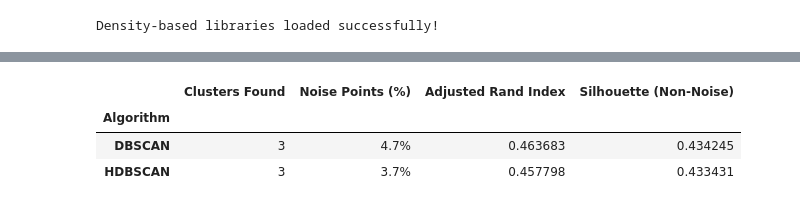
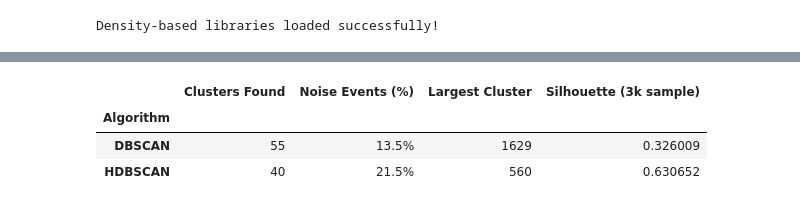
Before and after one commit to Atik203/ML-Algorithms, a Jupyter notebook: notebooks/02_density_based_learning.ipynb, the cells around one changed output, grey strips where cells are left out. Drawn from its saved outputs; the diff is of its cells as text; code cells hidden in the pictures.

```diff
--- a/notebooks/02_density_based_learning.ipynb
+++ b/notebooks/02_density_based_learning.ipynb
@@ -77,20 +74,18 @@ Ground-truth groups: 5 + noise
 # %%
-# ---- Choosing epsilon from the k-distance graph ----
-# Heuristic: sort the distance of each point to its k-th nearest neighbor.
-# The "knee" of the curve marks the transition from dense clusters to sparse noise,
-# which is a good value for epsilon.
-min_samples = 6  # MinPts rule of thumb: at least 2 * number of dimensions
-nbrs = NearestNeighbors(n_neighbors=min_samples).fit(X)
-distances, indices = nbrs.kneighbors(X)     # distance to each point's k neighbors
-
-k_distances = np.sort(distances[:, -1])     # k-th neighbor distance, sorted ascending
+# ---- Choosing epsilon from the k-distance graph (haversine metric) ----
+# Sorted distance to each event's k-th nearest neighbor. The knee marks the
+# transition from dense seismic zones to sparse, isolated events.
+min_samples = 10
+nbrs = NearestNeighbors(n_neighbors=min_samples, metric='haversine').fit(X_rad)
+distances, _ = nbrs.kneighbors(X_rad)
+k_distances = np.sort(distances[:, -1])   # radians (0.03 rad = 191 km on Earth)
 
 plt.figure(figsize=(9, 5))
 plt.plot(k_distances, color='crimson', linewidth=2.5)
-plt.title(f"k-Distance Graph (k={min_samples}) for Epsilon (ε) Selection", fontsize=14, fontweight='bold')
-plt.xlabel("Points Sorted by Distance", fontsize=12)
-plt.ylabel(f"{min_samples}-NN Distance", fontsize=12)
-plt.axhline(y=0.22, color='navy', linestyle='--', label='Selected ε = 0.22 (Elbow Knee)')
+plt.title(f"k-Distance Graph (k={min_samples}) for Epsilon Selection", fontsize=14, fontweight='bold')
+plt.xlabel("Earthquakes Sorted by Distance", fontsize=12)
+plt.ylabel(f"{min_samples}-NN Distance (radians)", fontsize=12)
+plt.axhline(y=0.03, color='navy', linestyle='--', label='Selected ε = 0.03 rad (~191 km)')
 plt.legend()
 plt.tight_layout()
 plt.show()
@@ -174,23 +193,30 @@ as noise; DBSCAN requires a global ε while HDBSCAN selects clusters across dens
 # %%
-# ---- Summary metrics (silhouette computed on non-noise points only) ----
+# ---- Summary metrics (silhouette computed on a fixed 3,000-event sample) ----
+# Full pairwise distances on 7,638 events would be O(n^2); a random sample keeps it fast.
+sample_idx = np.random.RandomState(42).choice(len(X_rad), size=3000, replace=False)
+
 def density_metrics(name, labels):
-    mask = labels != -1
-    sil = silhouette_score(X[mask], labels[mask]) if len(set(labels[mask])) > 1 else np.nan
+    """Compute clustering summary metrics for one partition."""
+    sample_labels = labels[sample_idx]
+    keep = sample_labels != -1                      # silhouette only on clustered events
+    sil = silhouette_score(X_rad[sample_idx[keep]], sample_labels[keep], metric='haversine')
+    largest = pd.Series(labels[labels != -1]).value_counts().iloc[0]
     return {
         "Algorithm": name,
         "Clusters Found": len(set(labels)) - (1 if -1 in labels else 0),
-        "Noise Points (%)": f"{np.sum(labels == -1) / len(labels) * 100:.1f}%",
-        "Adjusted Rand Index": adjusted_rand_score(y_true, labels),
-        "Silhouette (Non-Noise)": sil,
+        "Noise Events (%)": f"{(labels == -1).mean() * 100:.1f}%",
+        "Largest Cluster": largest,
+        "Silhouette (3k sample)": sil,
     }
 
 comparison_table = pd.DataFrame([
     density_metrics("DBSCAN", db_labels),
     density_metrics("HDBSCAN", hdb_labels),
 ]).set_index("Algorithm")
-display(comparison_table.style.highlight_max(subset=['Adjusted Rand Index', 'Silhouette (Non-Noise)'], color='lightgreen'))
+
+display(comparison_table.style.highlight_max(subset=['Largest Cluster', 'Silhouette (3k sample)'], color='lightgreen'))
 # %% [output]
-|  | Clusters Found | Noise Points (%) | Adjusted Rand Index | Silhouette (Non-Noise) |
+|  | Clusters Found | Noise Events (%) | Largest Cluster | Silhouette (3k sample) |
 | Algorithm |  |  |  |  |
-| DBSCAN | 3 | 4.7% | 0.463683 | 0.434245 |
-| HDBSCAN | 3 | 3.7% | 0.457798 | 0.433431 |
+| DBSCAN | 55 | 13.5% | 1629 | 0.326009 |
+| HDBSCAN | 40 | 21.5% | 560 | 0.630652 |
```
Also changed, not shown: parts of 13 cells of this notebook, 15 other files.
